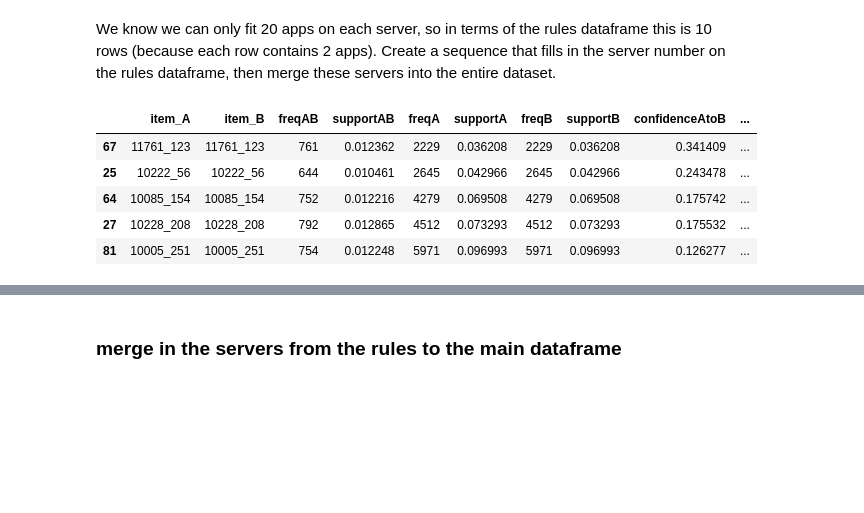
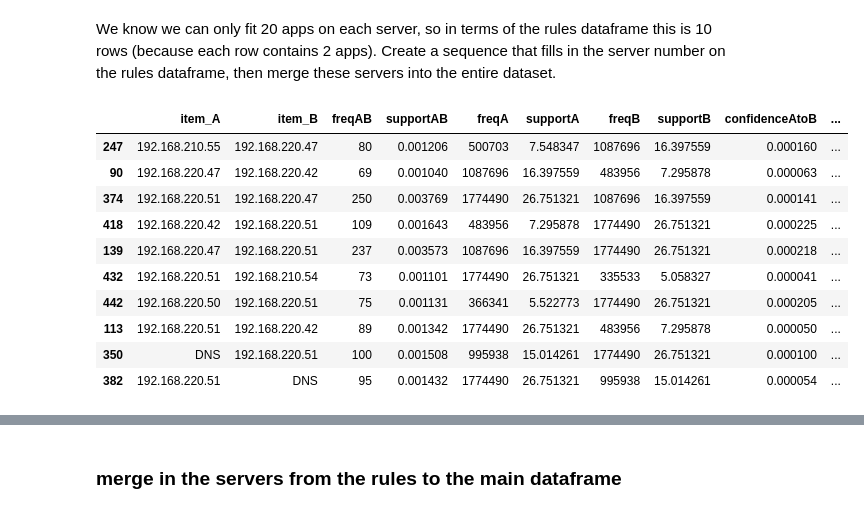
Before and after one commit to nrb75/Manifold, a Jupyter notebook: association_generator.ipynb, the cells around one changed output, grey strips where cells are left out. Saved outputs shown, nothing was run; the diff lists cells and outputs as text; code cells hidden in the pictures; blank space fills up the shorter version.

```diff
--- a/association_generator.ipynb
+++ b/association_generator.ipynb
@@ -219,15 +225,20 @@ servers_rule_list=np.repeat(servers_rule_list,pairs_server)
 servers_rule_list=servers_rule_list[0:len(rules)]
 # %%
 rules['server']=servers_rule_list
-# %%
-rules.head()
-# %% [output]
-|  | item_A | item_B | freqAB | supportAB | freqA | supportA | freqB | supportB | confidenceAtoB | ... |
-| 67 | 11761_123 | 11761_123 | 761 | 0.012362 | 2229 | 0.036208 | 2229 | 0.036208 | 0.341409 | ... |
-| 25 | 10222_56 | 10222_56 | 644 | 0.010461 | 2645 | 0.042966 | 2645 | 0.042966 | 0.243478 | ... |
-| 64 | 10085_154 | 10085_154 | 752 | 0.012216 | 4279 | 0.069508 | 4279 | 0.069508 | 0.175742 | ... |
-| 27 | 10228_208 | 10228_208 | 792 | 0.012865 | 4512 | 0.073293 | 4512 | 0.073293 | 0.175532 | ... |
-| 81 | 10005_251 | 10005_251 | 754 | 0.012248 | 5971 | 0.096993 | 5971 | 0.096993 | 0.126277 | ... |
+# %%
+rules.tail(10)
+# %% [output]
+|  | item_A | item_B | freqAB | supportAB | freqA | supportA | freqB | supportB | confidenceAtoB | ... |
+| 247 | 192.168.210.55 | 192.168.220.47 | 80 | 0.001206 | 500703 | 7.548347 | 1087696 | 16.397559 | 0.000160 | ... |
+| 90 | 192.168.220.47 | 192.168.220.42 | 69 | 0.001040 | 1087696 | 16.397559 | 483956 | 7.295878 | 0.000063 | ... |
+| 374 | 192.168.220.51 | 192.168.220.47 | 250 | 0.003769 | 1774490 | 26.751321 | 1087696 | 16.397559 | 0.000141 | ... |
+| 418 | 192.168.220.42 | 192.168.220.51 | 109 | 0.001643 | 483956 | 7.295878 | 1774490 | 26.751321 | 0.000225 | ... |
+| 139 | 192.168.220.47 | 192.168.220.51 | 237 | 0.003573 | 1087696 | 16.397559 | 1774490 | 26.751321 | 0.000218 | ... |
+| 432 | 192.168.220.51 | 192.168.210.54 | 73 | 0.001101 | 1774490 | 26.751321 | 335533 | 5.058327 | 0.000041 | ... |
+| 442 | 192.168.220.50 | 192.168.220.51 | 75 | 0.001131 | 366341 | 5.522773 | 1774490 | 26.751321 | 0.000205 | ... |
+| 113 | 192.168.220.51 | 192.168.220.42 | 89 | 0.001342 | 1774490 | 26.751321 | 483956 | 7.295878 | 0.000050 | ... |
+| 350 | DNS | 192.168.220.51 | 100 | 0.001508 | 995938 | 15.014261 | 1774490 | 26.751321 | 0.000100 | ... |
+| 382 | 192.168.220.51 | DNS | 95 | 0.001432 | 1774490 | 26.751321 | 995938 | 15.014261 | 0.000054 | ... |
 # %%
 rules_A=rules[['item_A', 'server']]
 rules_B=rules[['item_B', 'server']]
```
Also changed, not shown: parts of 17 cells of this notebook.
